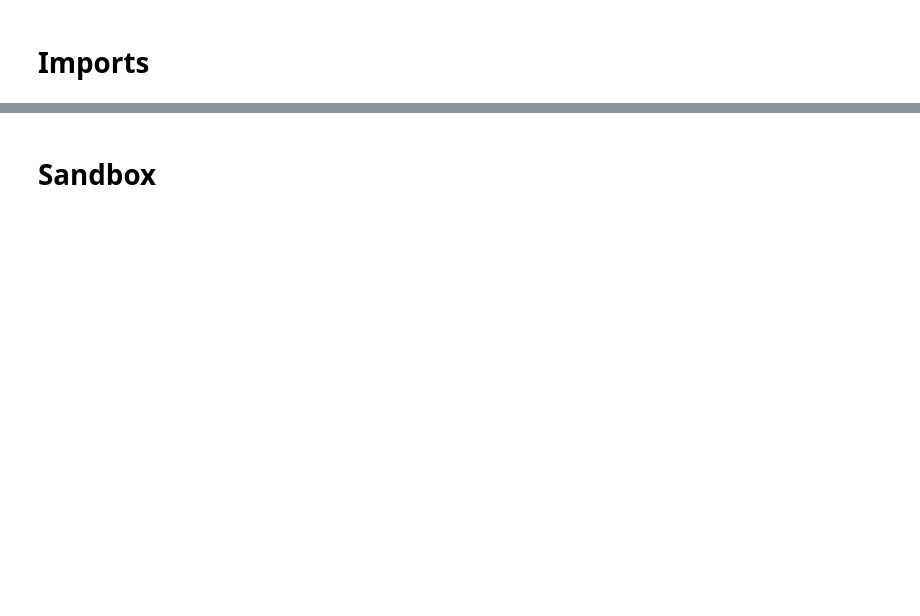
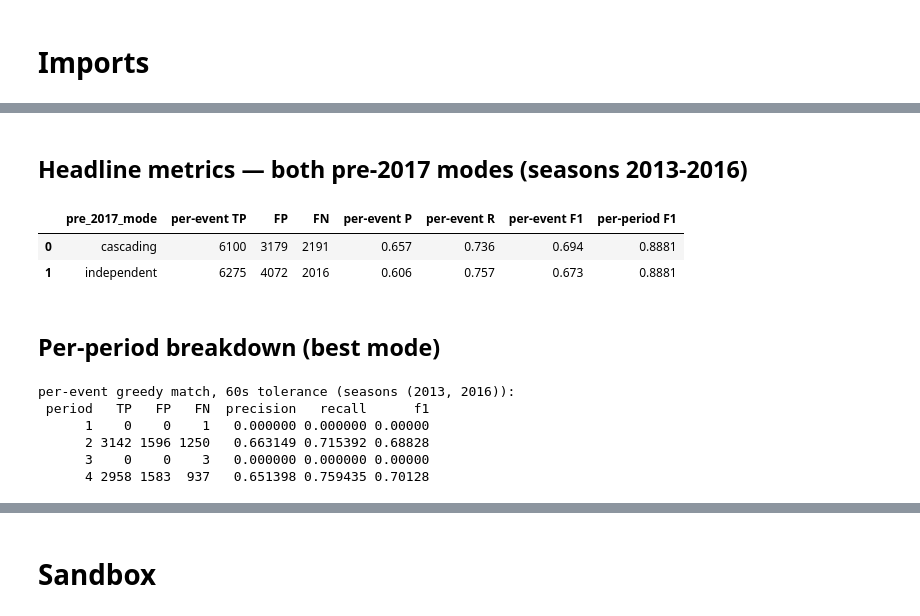
Before and after one commit to akseldkw07/NBA-Timeout-Impact, a Jupyter notebook: Notebooks/TV-Timeout-Injection.ipynb, the cells around one changed output, grey strips where cells are left out. Saved outputs shown, nothing was run; the diff lists cells and outputs as text; code cells hidden in the pictures; blank space fills up the shorter version.

```diff
--- a/Notebooks/TV-Timeout-Injection.ipynb
+++ b/Notebooks/TV-Timeout-Injection.ipynb
@@ -108,0 +128,40 @@ compare_configs(memo, [POST_2017, *PRE_2017_CANDIDATES])
+# %% [markdown]
+## Headline metrics — both pre-2017 modes (seasons 2013-2016)
+# %%
+import pandas as pd
+
+SEASONS = (2013, 2016)
+rows = []
+for mode in ["cascading", "independent"]:
+    r = TVTimeoutValidation.validate_against_v3(memo_v3, seasons=SEASONS, pre_2017_mode=mode)
+    pp = TVTimeoutValidation.per_period_existence_score(memo_v3, seasons=SEASONS, pre_2017_mode=mode)
+    rows.append(
+        {
+            "pre_2017_mode": mode,
+            "per-event TP": r.tp,
+            "FP": r.fp,
+            "FN": r.fn,
+            "per-event P": round(r.precision, 3),
+            "per-event R": round(r.recall, 3),
+            "per-event F1": round(r.f1, 3),
+            "per-period F1": pp["f1"],
+        }
+    )
+pd.DataFrame(rows)
+# %% [output]
+|  | pre_2017_mode | per-event TP | FP | FN | per-event P | per-event R | per-event F1 | per-period F1 |
+| 0 | cascading | 6100 | 3179 | 2191 | 0.657 | 0.736 | 0.694 | 0.8881 |
+| 1 | independent | 6275 | 4072 | 2016 | 0.606 | 0.757 | 0.673 | 0.8881 |
+# %% [markdown]
+## Per-period breakdown (best mode)
+# %%
+r = TVTimeoutValidation.validate_against_v3(memo_v3, seasons=SEASONS, pre_2017_mode="cascading")
+print(f"per-event greedy match, 60s tolerance (seasons {SEASONS}):")
+print(r.per_period.to_string(index=False))
+# %% [output]
+per-event greedy match, 60s tolerance (seasons (2013, 2016)):
+ period   TP   FP   FN  precision   recall      f1
+      1    0    0    1   0.000000 0.000000 0.00000
+      2 3142 1596 1250   0.663149 0.715392 0.68828
+      3    0    0    3   0.000000 0.000000 0.00000
+      4 2958 1583  937   0.651398 0.759435 0.70128
```
Also changed, not shown: parts of 19 cells of this notebook, 4 other files.
